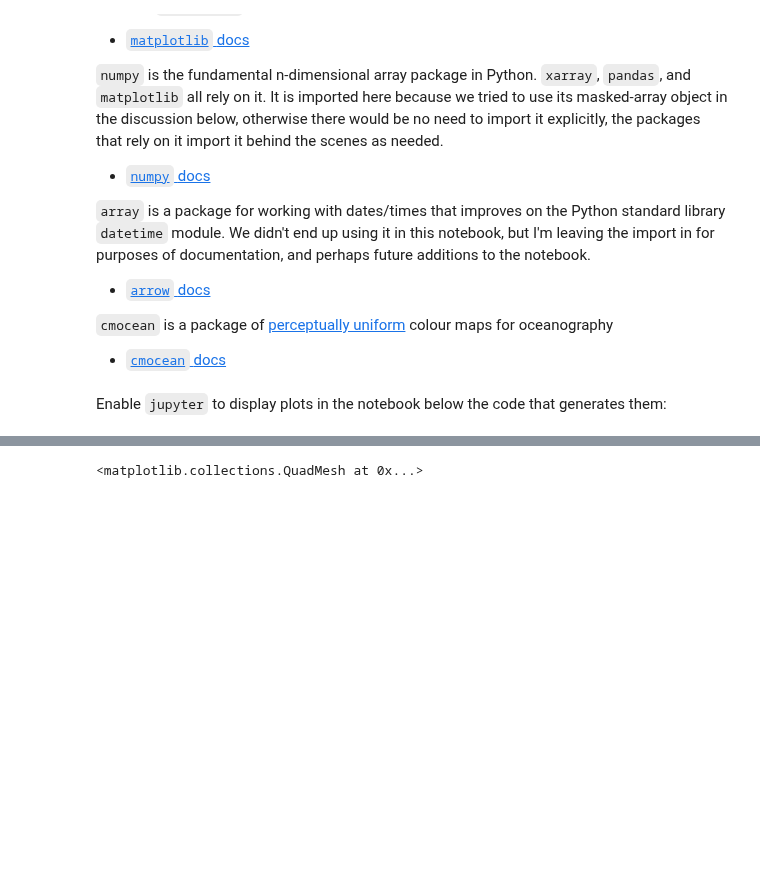
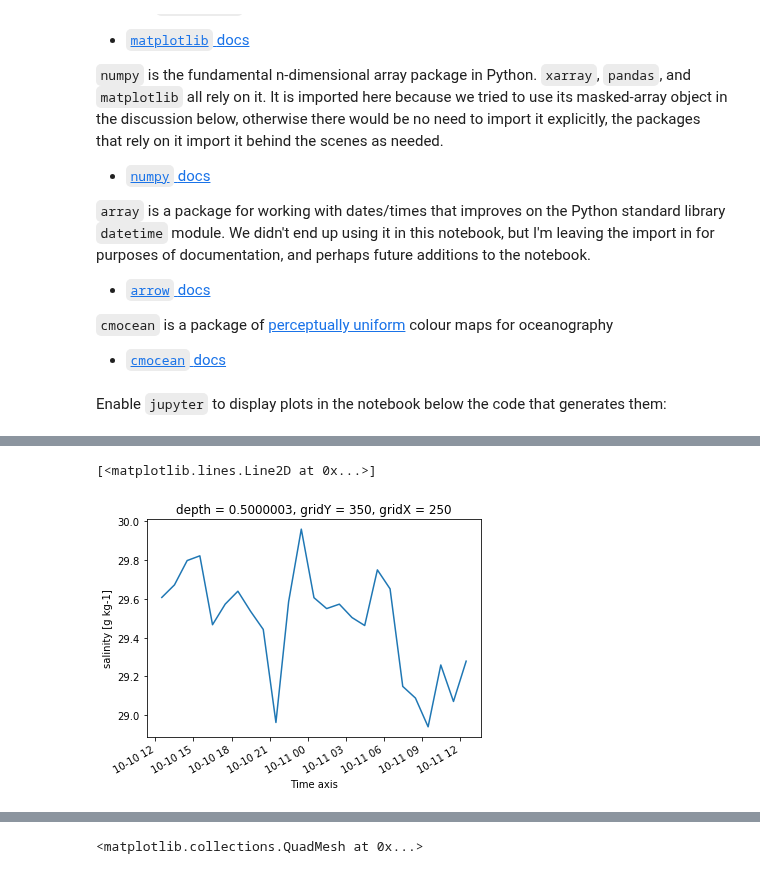
Before and after one commit to SalishSeaCast/analysis-doug, a Jupyter notebook: notebooks/SalishSeaCastVizDemo.ipynb, the cells around one changed output, grey strips where cells are left out. Drawn from its saved outputs; the diff is of its cells as text; code cells hidden in the pictures; blank space fills up the shorter version.

```diff
--- a/notebooks/SalishSeaCastVizDemo.ipynb
+++ b/notebooks/SalishSeaCastVizDemo.ipynb
@@ -97,0 +164,2 @@ Attributes:
+# %%
+time_series = salinity_250_350.sel(depth=0.5, method='nearest').sel(time=slice('2018-10-10 12:30', '2018-10-11 12:30'))
@@ -97,0 +176,5 @@ Attributes:
+# %%
+time_series.plot()
+# %% [output]
+[<matplotlib.lines.Line2D at 0x...>]
+[figure, added]
```
Also changed, not shown: parts of 11 cells of this notebook.
